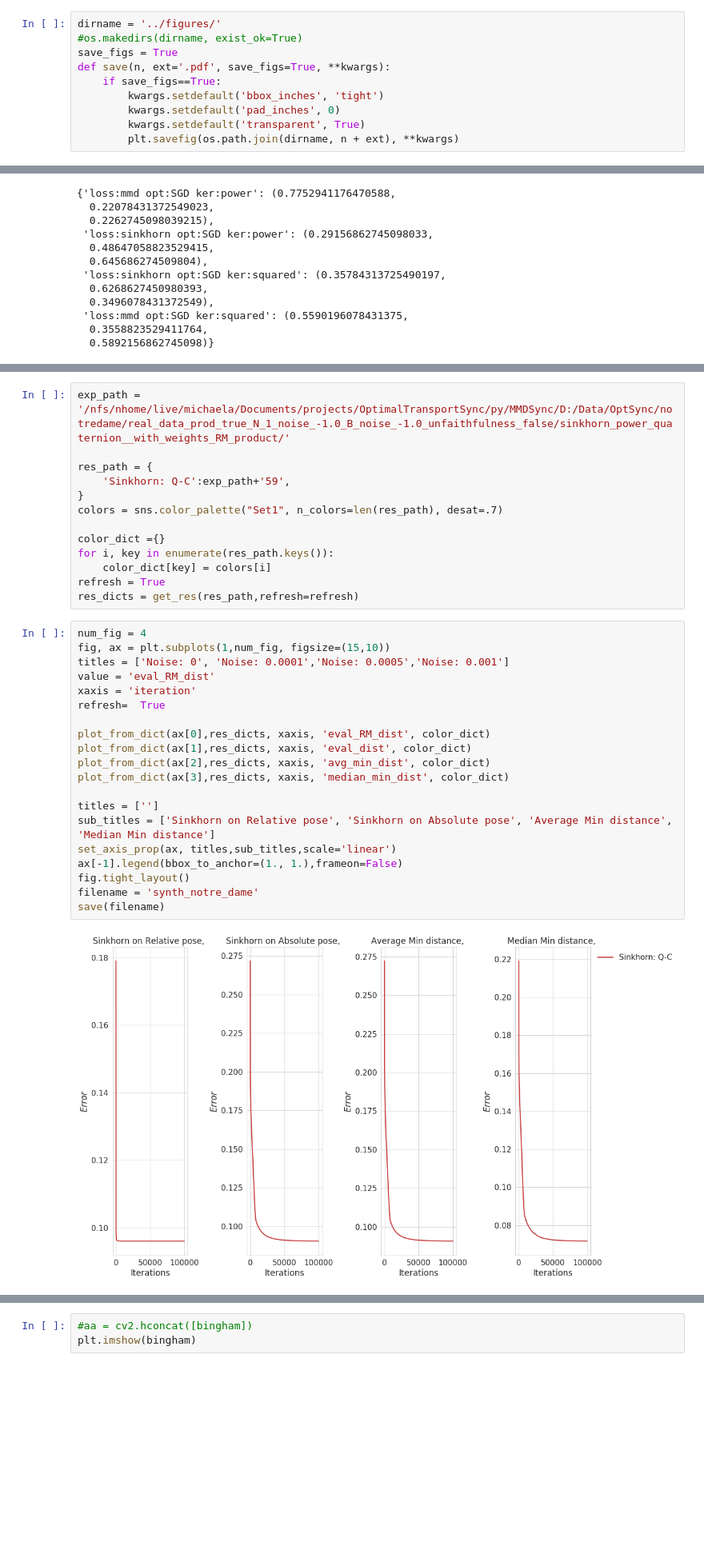
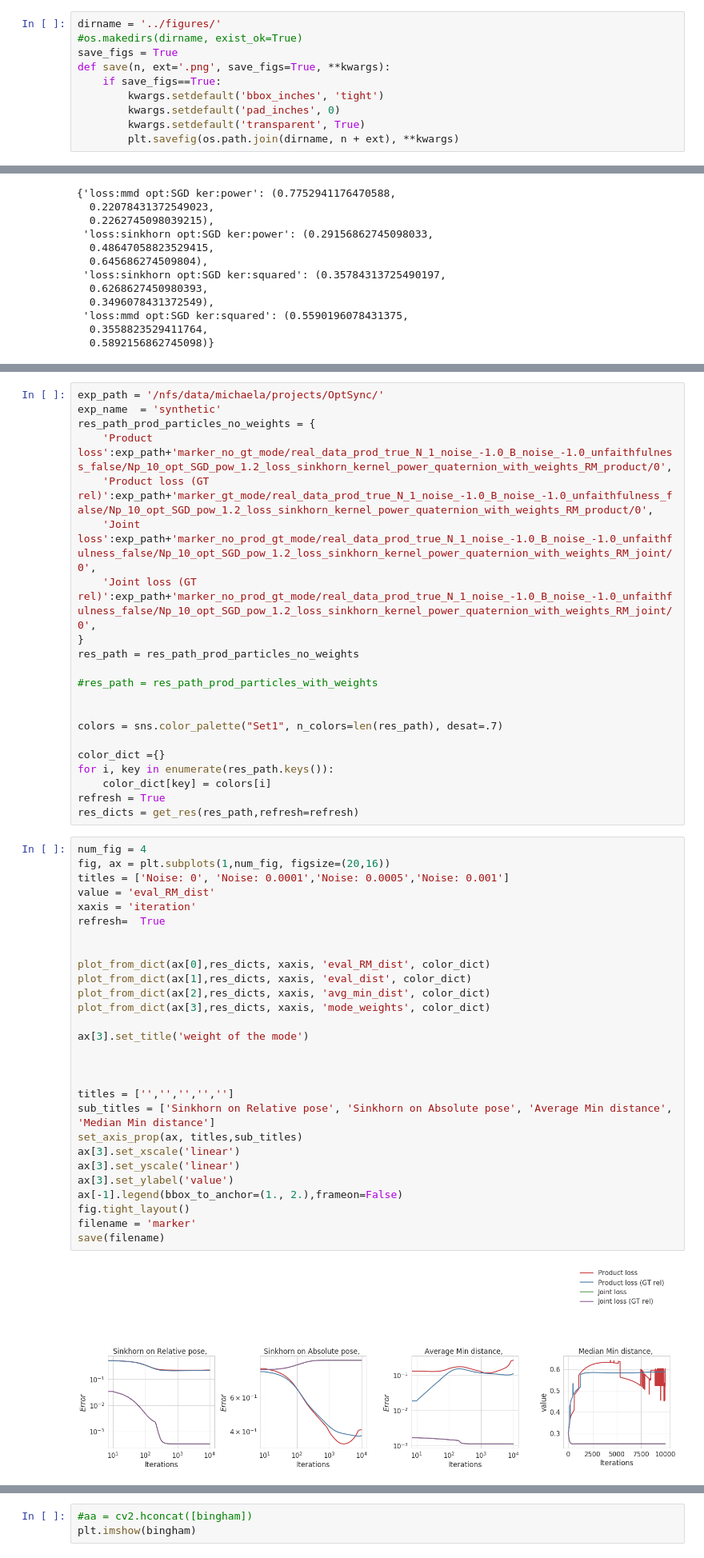
Before and after one commit to MichaelArbel/OT-sync, a Jupyter notebook: py/MMDSync/MMDSync.ipynb, the cells around one changed output, grey strips where cells are left out. Shown at 80% size. Cells and saved outputs as stored; diff of their text form; blank space fills up the shorter version.

```diff
--- a/py/MMDSync/MMDSync.ipynb
+++ b/py/MMDSync/MMDSync.ipynb
@@ -16,7 +16,7 @@ import cv2
 dirname = '../figures/'
 #os.makedirs(dirname, exist_ok=True)
 save_figs = True
-def save(n, ext='.pdf', save_figs=True, **kwargs):
+def save(n, ext='.png', save_figs=True, **kwargs):
     if save_figs==True:
         kwargs.setdefault('bbox_inches', 'tight')
         kwargs.setdefault('pad_inches', 0)
@@ -877,9 +864,17 @@ labels_2 = ['mmd:geo',
 # %%
-exp_path = '/nfs/nhome/live/michaela/Documents/projects/OptimalTransportSync/py/MMDSync/D:/Data/OptSync/notredame/real_data_prod_true_N_1_noise_-1.0_B_noise_-1.0_unfaithfulness_false/sinkhorn_power_quaternion__with_weights_RM_product/'
+exp_path = '/nfs/data/michaela/projects/OptSync/'
+exp_name  = 'synthetic'
+res_path_prod_particles_no_weights = {
+    'Product loss':exp_path+'marker_no_gt_mode/real_data_prod_true_N_1_noise_-1.0_B_noise_-1.0_unfaithfulness_false/Np_10_opt_SGD_pow_1.2_loss_sinkhorn_kernel_power_quaternion_with_weights_RM_product/0',
+    'Product loss (GT rel)':exp_path+'marker_gt_mode/real_data_prod_true_N_1_noise_-1.0_B_noise_-1.0_unfaithfulness_false/Np_10_opt_SGD_pow_1.2_loss_sinkhorn_kernel_power_quaternion_with_weights_RM_product/0',
+    'Joint loss':exp_path+'marker_no_prod_gt_mode/real_data_prod_true_N_1_noise_-1.0_B_noise_-1.0_unfaithfulness_false/Np_10_opt_SGD_pow_1.2_loss_sinkhorn_kernel_power_quaternion_with_weights_RM_joint/0',
+    'Joint loss (GT rel)':exp_path+'marker_no_prod_gt_mode/real_data_prod_true_N_1_noise_-1.0_B_noise_-1.0_unfaithfulness_false/Np_10_opt_SGD_pow_1.2_loss_sinkhorn_kernel_power_quaternion_with_weights_RM_joint/0',
+}
+res_path = res_path_prod_particles_no_weights
 
-res_path = {
-    'Sinkhorn: Q-C':exp_path+'59',
-}
+#res_path = res_path_prod_particles_with_weights
+
+
 colors = sns.color_palette("Set1", n_colors=len(res_path), desat=.7)
 
 color_dict ={}
@@ -889,23 +884,31 @@ refresh = True
 res_dicts = get_res(res_path,refresh=refresh)
 # %%
 num_fig = 4
-fig, ax = plt.subplots(1,num_fig, figsize=(15,10))
+fig, ax = plt.subplots(1,num_fig, figsize=(20,16))
 titles = ['Noise: 0', 'Noise: 0.0001','Noise: 0.0005','Noise: 0.001']
 value = 'eval_RM_dist'
 xaxis = 'iteration'
 refresh=  True
 
+
 plot_from_dict(ax[0],res_dicts, xaxis, 'eval_RM_dist', color_dict)
 plot_from_dict(ax[1],res_dicts, xaxis, 'eval_dist', color_dict)
 plot_from_dict(ax[2],res_dicts, xaxis, 'avg_min_dist', color_dict)
-plot_from_dict(ax[3],res_dicts, xaxis, 'median_min_dist', color_dict)
+plot_from_dict(ax[3],res_dicts, xaxis, 'mode_weights', color_dict)
 
-titles = ['']
+ax[3].set_title('weight of the mode')
+
+
+
+titles = ['','','','','']
 sub_titles = ['Sinkhorn on Relative pose', 'Sinkhorn on Absolute pose', 'Average Min distance', 'Median Min distance']
-set_axis_prop(ax, titles,sub_titles,scale='linear')
-ax[-1].legend(bbox_to_anchor=(1., 1.),frameon=False)
+set_axis_prop(ax, titles,sub_titles)
+ax[3].set_xscale('linear')
+ax[3].set_yscale('linear')
+ax[3].set_ylabel('value')
+ax[-1].legend(bbox_to_anchor=(1., 2.),frameon=False)
 fig.tight_layout()
-filename = 'synth_notre_dame'
+filename = 'marker'
 save(filename)
 # %% [output]
-[figure, old version]
+[figure, new version]
```
Also changed, not shown: parts of 3 cells of this notebook, 1 other file.
